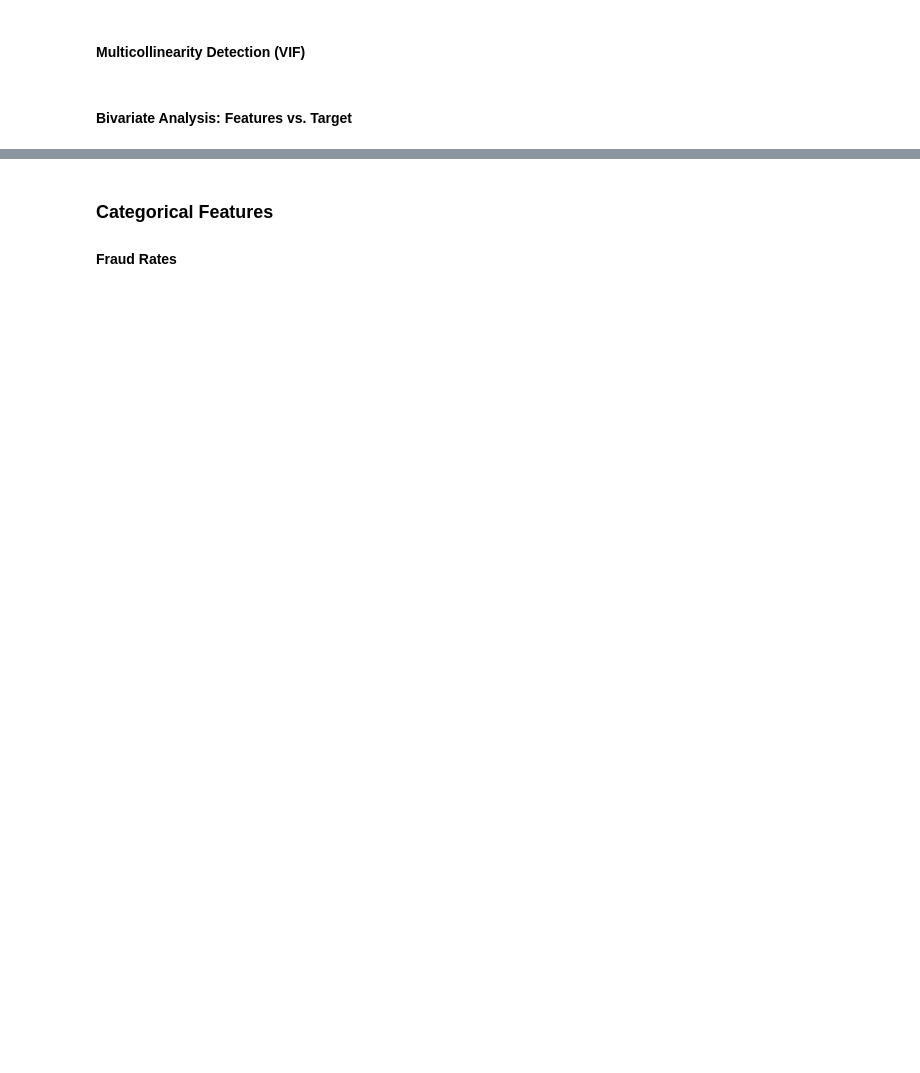
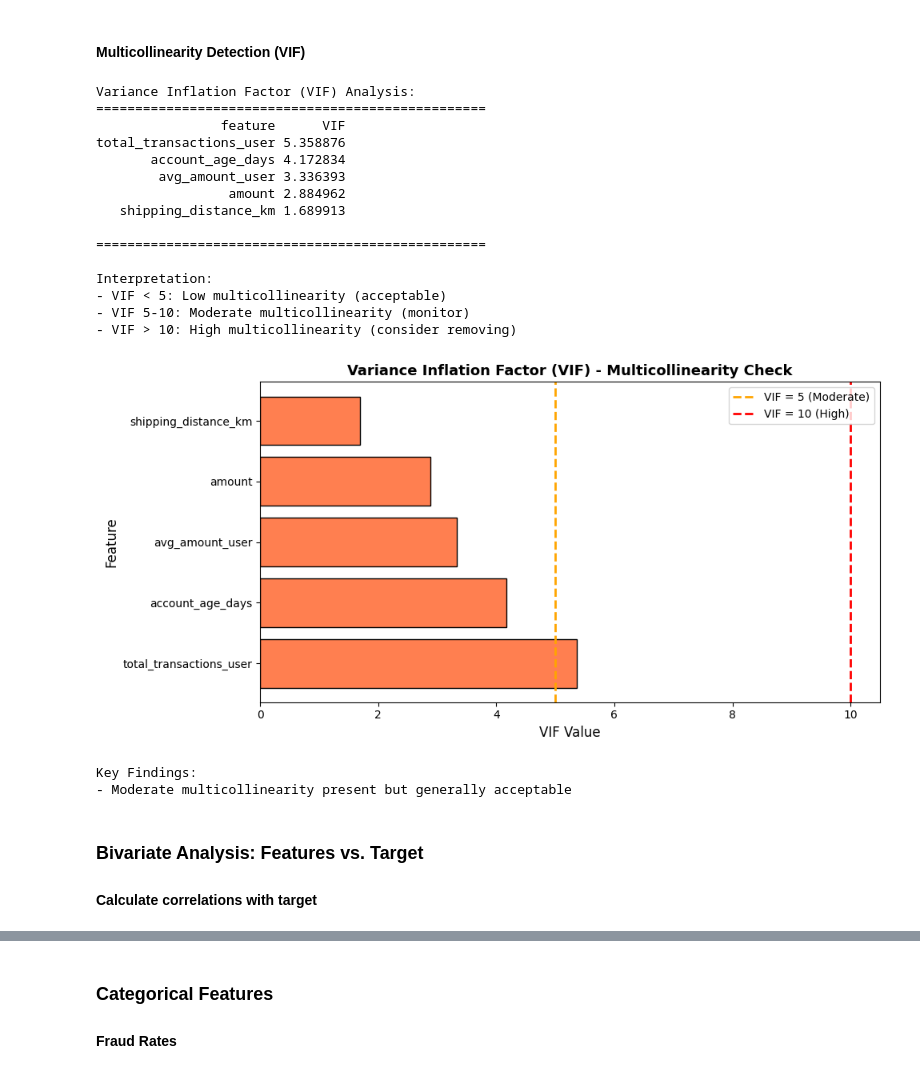
Before and after one commit to frederick-douglas-pearce/e-commerce-fraud-detection, a Jupyter notebook: ec_fraud_detection.ipynb, the cells around one changed output, grey strips where cells are left out. Saved outputs shown, nothing was run; the diff lists cells and outputs as text; code cells hidden in the pictures; blank space fills up the shorter version.

```diff
--- a/ec_fraud_detection.ipynb
+++ b/ec_fraud_detection.ipynb
@@ -332,4 +418,57 @@ train_df, val_df, test_df = split_train_val_test(pp_df, val_ratio=val_ratio, tes
 # %% [markdown]
 #### Multicollinearity Detection (VIF)
+# %%
+# Calculate VIF for numeric features
+vif_df = calculate_vif(train_df, numeric_features)
+print("Variance Inflation Factor (VIF) Analysis:")
+print("=" * 50)
+print(vif_df.to_string(index=False))
+print("\n" + "=" * 50)
+print("\nInterpretation:")
+print("- VIF < 5: Low multicollinearity (acceptable)")
+print("- VIF 5-10: Moderate multicollinearity (monitor)")
+print("- VIF > 10: High multicollinearity (consider removing)")
+
+# Visualize VIF
+plt.figure(figsize=(10, 5))
+plt.barh(vif_df['feature'], vif_df['VIF'], color='coral', edgecolor='black')
+plt.xlabel('VIF Value', fontsize=12)
+plt.ylabel('Feature', fontsize=12)
+plt.title('Variance Inflation Factor (VIF) - Multicollinearity Check', fontsize=13, fontweight='bold')
+plt.axvline(x=5, color='orange', linestyle='--', linewidth=2, label='VIF = 5 (Moderate)')
+plt.axvline(x=10, color='red', linestyle='--', linewidth=2, label='VIF = 10 (High)')
+plt.legend()
+plt.tight_layout()
+plt.show()
+
+print("\nKey Findings:")
+if vif_df['VIF'].max() > 10:
+    high_vif = vif_df[vif_df['VIF'] > 10]['feature'].tolist()
+    print(f"- High multicollinearity detected in: {high_vif}")
+    print("- Consider removing or combining these features")
+elif vif_df['VIF'].max() > 5:
+    print("- Moderate multicollinearity present but generally acceptable")
+else:
+    print("- All features show low multicollinearity")
+# %% [output]
+Variance Inflation Factor (VIF) Analysis:
+==================================================
+                feature      VIF
+total_transactions_user 5.358876
+       account_age_days 4.172834
+        avg_amount_user 3.336393
+                 amount 2.884962
+   shipping_distance_km 1.689913
+
+==================================================
+
+Interpretation:
+- VIF < 5: Low multicollinearity (acceptable)
+- VIF 5-10: Moderate multicollinearity (monitor)
+- VIF > 10: High multicollinearity (consider removing)
+[figure, added]
+Key Findings:
+- Moderate multicollinearity present but generally acceptable
 # %% [markdown]
-#### Bivariate Analysis: Features vs. Target
+### Bivariate Analysis: Features vs. Target
+#### Calculate correlations with target
```
Also changed, not shown: parts of 26 cells of this notebook.
